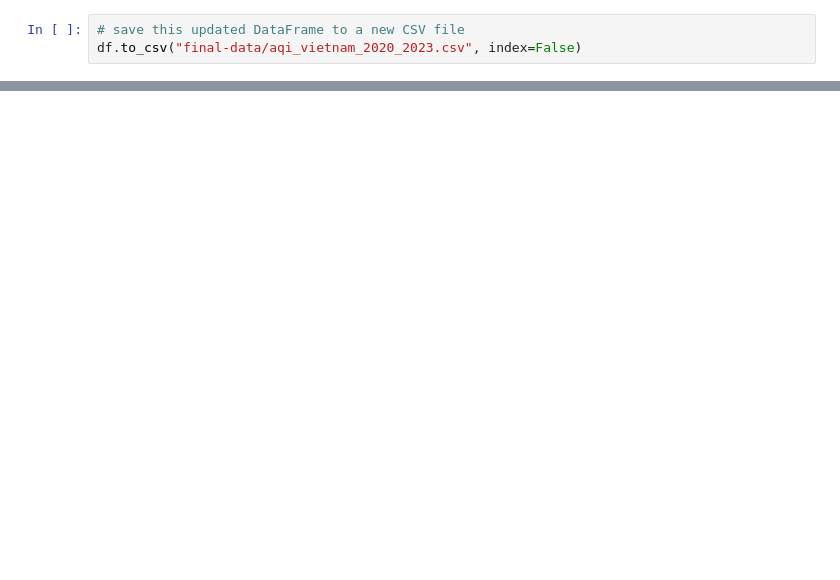
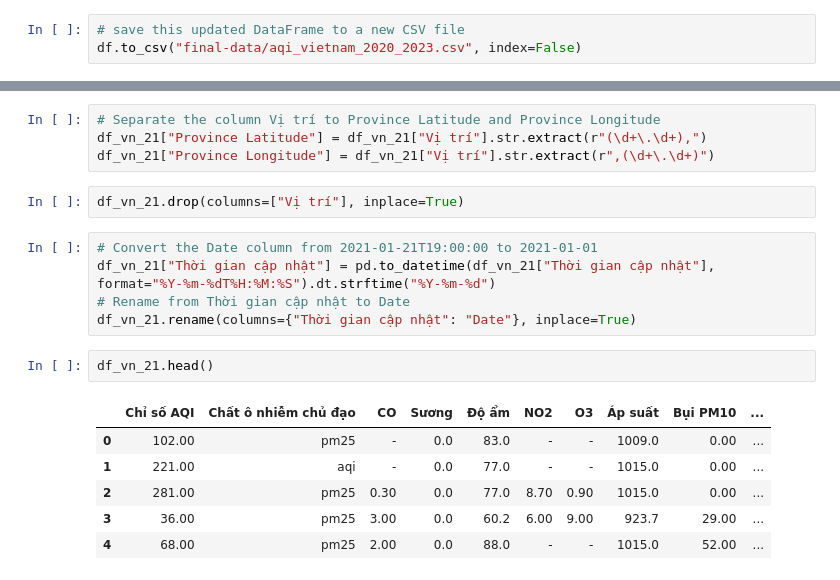
Before and after one commit to Kha7734/DataVisualizationFinalProject, a Jupyter notebook: crawl.ipynb, the cells around one changed output, grey strips where cells are left out. Drawn from its saved outputs; the diff is of its cells as text; blank space fills up the shorter version.

```diff
--- a/crawl.ipynb
+++ b/crawl.ipynb
@@ -458,0 +505,20 @@ df.to_csv("final-data/aqi_vietnam_2020_2023.csv", index=False)
+# %%
+# Separate the column Vị trí to Province Latitude and Province Longitude
+df_vn_21["Province Latitude"] = df_vn_21["Vị trí"].str.extract(r"(\d+\.\d+),")
+df_vn_21["Province Longitude"] = df_vn_21["Vị trí"].str.extract(r",(\d+\.\d+)")
+# %%
+df_vn_21.drop(columns=["Vị trí"], inplace=True)
+# %%
+# Convert the Date column from 2021-01-21T19:00:00 to 2021-01-01
+df_vn_21["Thời gian cập nhật"] = pd.to_datetime(df_vn_21["Thời gian cập nhật"], format="%Y-%m-%dT%H:%M:%S").dt.strftime("%Y-%m-%d")
+# Rename from Thời gian cập nhật to Date
+df_vn_21.rename(columns={"Thời gian cập nhật": "Date"}, inplace=True)
+# %%
+df_vn_21.head()
+# %% [output]
+|  | Chỉ số AQI | Chất ô nhiễm chủ đạo | CO | Sương | Độ ẩm | NO2 | O3 | Áp suất | Bụi PM10 | ... |
+| 0 | 102.00 | pm25 | - | 0.0 | 83.0 | - | - | 1009.0 | 0.00 | ... |
+| 1 | 221.00 | aqi | - | 0.0 | 77.0 | - | - | 1015.0 | 0.00 | ... |
+| 2 | 281.00 | pm25 | 0.30 | 0.0 | 77.0 | 8.70 | 0.90 | 1015.0 | 0.00 | ... |
+| 3 | 36.00 | pm25 | 3.00 | 0.0 | 60.2 | 6.00 | 9.00 | 923.7 | 29.00 | ... |
+| 4 | 68.00 | pm25 | 2.00 | 0.0 | 88.0 | - | - | 1015.0 | 52.00 | ... |
```
Also changed, not shown: parts of 25 cells of this notebook, 6 other files.
